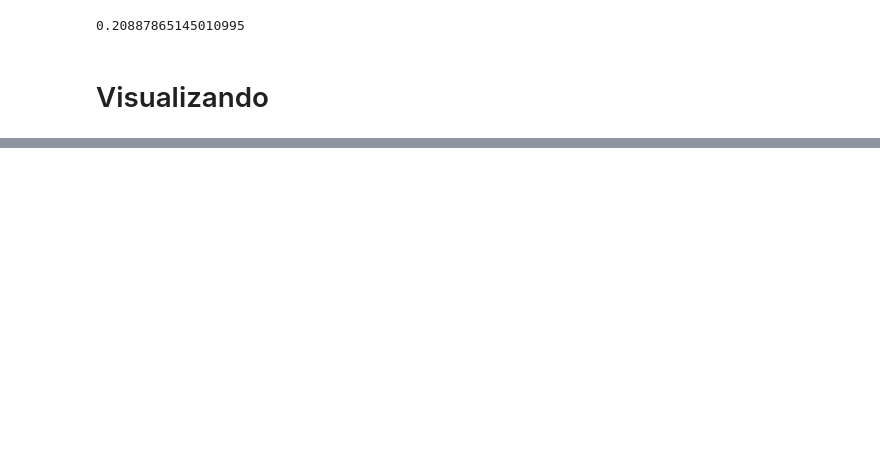
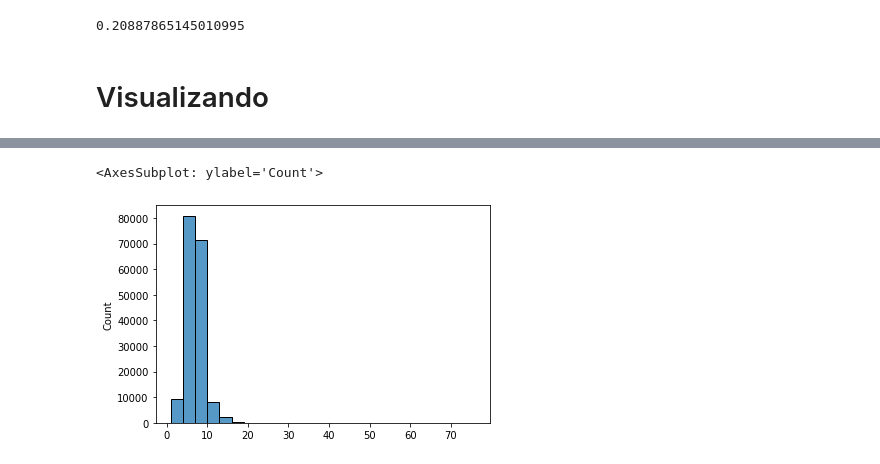
Before and after one commit to MinervaNunez/Proyecto-_Fase3_Python, a Jupyter notebook: Proyecto_Equipo_8.ipynb, the cells around one changed output, grey strips where cells are left out. Drawn from its saved outputs; the diff is of its cells as text; code cells hidden in the pictures; blank space fills up the shorter version.

```diff
--- a/Proyecto_Equipo_8.ipynb
+++ b/Proyecto_Equipo_8.ipynb
@@ -491,3 +502,9 @@ palabras_no_stopw = [token for token in palabras if token not in esp_stopw]
 len(palabras_no_stopw)
 # %% [output]
 171918
+# %%
+# Quitando las stopwords queda el 50%:
+
+s = f'{100*(len(palabras_no_stopw) / len(palabras)):.3f}%'
+
+print(f'Tras quitar las stopwords queda el {s} de palabras.')
@@ -645,0 +764,8 @@ freq_dist_long.freq(7)
+# %%
+# histograma de la frecuencia de longitudes de palabras y oraciones
+# Los outliers no permiten estudiar bien el comportamiento de la distribución
+
+sns.histplot(data=[len(s) for s in palabras_no_stopw], binwidth=3)
+# %% [output]
+<AxesSubplot: ylabel='Count'>
+[figure, added]
```
Also changed, not shown: parts of 19 cells of this notebook.
